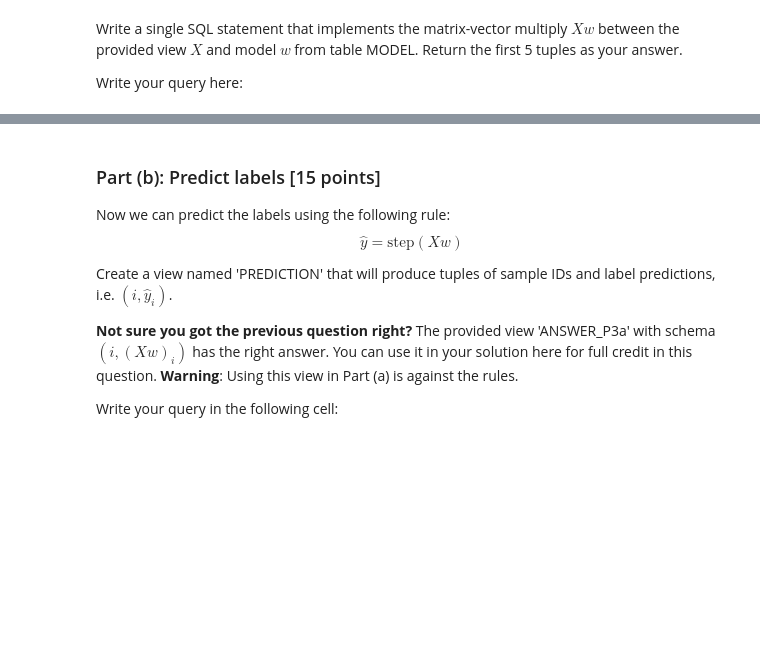
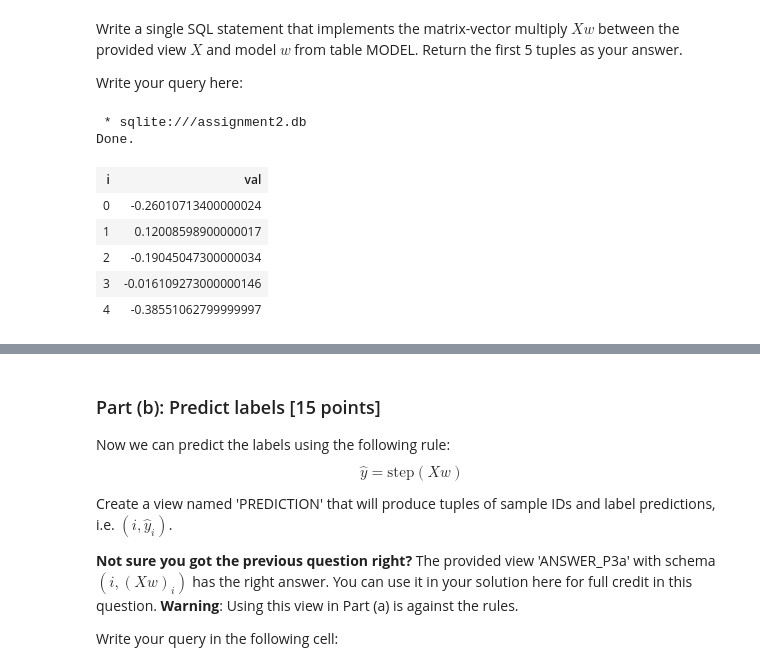
Before and after one commit to dyyfk/cs639_spring19, a Jupyter notebook: assignments/assignment2/assignment2.ipynb, the cells around one changed output, grey strips where cells are left out. Drawn from its saved outputs; the diff is of its cells as text; code cells hidden in the pictures; blank space fills up the shorter version.

```diff
--- a/assignments/assignment2/assignment2.ipynb
+++ b/assignments/assignment2/assignment2.ipynb
@@ -449,6 +498,21 @@ Done.
 Write a single SQL statement that implements the matrix-vector multiply $Xw$ between the provided view $X$ and model $w$ from table MODEL. Return the first 5 tuples as your answer.
 
 Write your query here:
+# %%
+%%sql
+select x.i, SUM(X.val * MODEL.val) as val
+from X inner join Model on X.j = MODEL.j
+group by X.i
+LIMIT 5;
+# %% [output]
+ * sqlite:///assignment2.db
+Done.
+| i | val |
+| 0 | -0.26010713400000024 |
+| 1 | 0.12008598900000017 |
+| 2 | -0.19045047300000034 |
+| 3 | -0.016109273000000146 |
+| 4 | -0.38551062799999997 |
 # %%
 """
 Expected output below- don't re-evaluate this cell!
```
Also changed, not shown: parts of 12 cells of this notebook, 1 other file.
